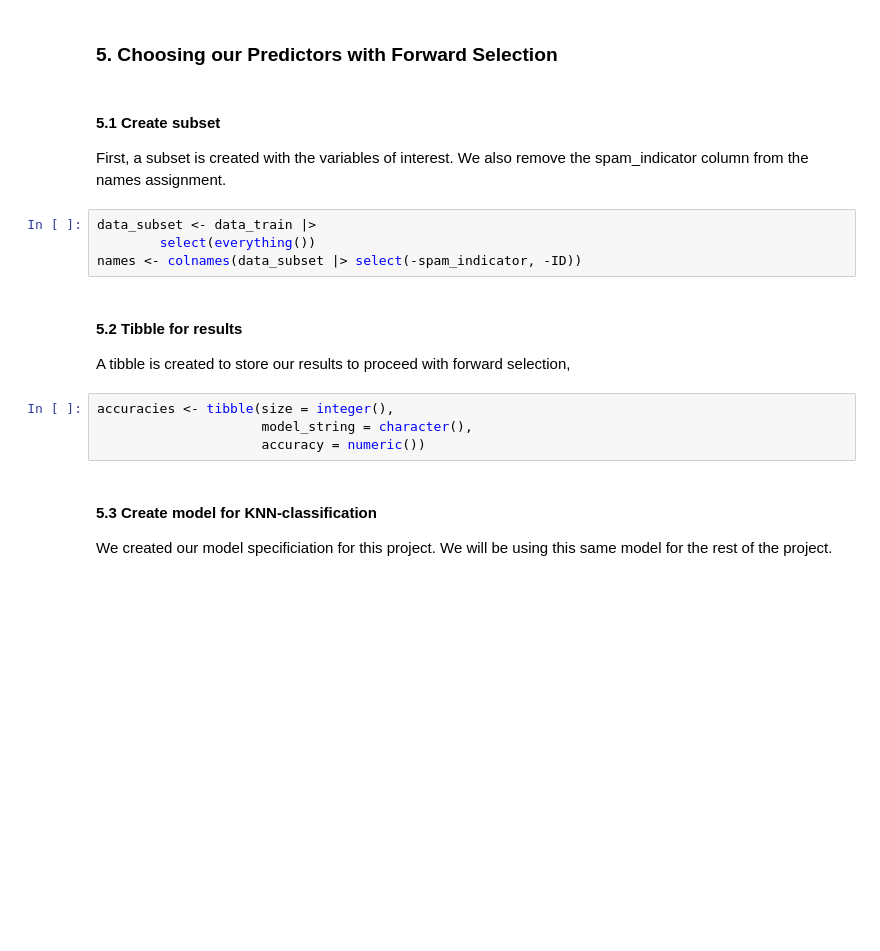
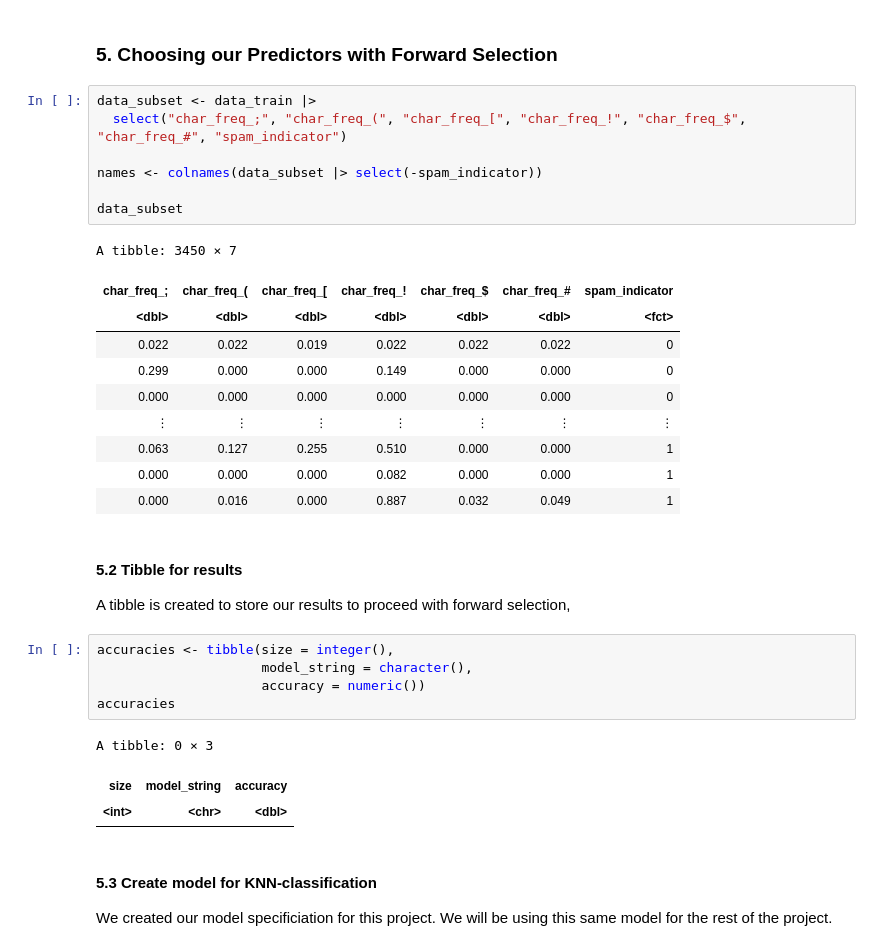
Before and after one commit to SarahHoang/dsci-100-project-group-162, a Jupyter notebook: proposal_group_162.ipynb, the cells around one changed output. Saved outputs shown, nothing was run; the diff lists cells and outputs as text; blank space fills up the shorter version.

Commit message:
Forward selection, 6 variables

```diff
--- a/proposal_group_162.ipynb
+++ b/proposal_group_162.ipynb
@@ -145,14 +163,24 @@ Using **forward selection** to determine the most accurate attributes to detect
 Our first predictor variable is ____________. This variable describes ________________. Our other predictor variable is ___________________. This variable is ________________. Our `spam_indicator` is the class label, in which it denotes whether the email is spam (1) or not-spam (0).
 # %% [markdown]
 ### 5. Choosing our Predictors with Forward Selection
-# %% [markdown]
-#### 5.1 Create subset
-
-First, a subset is created with the variables of interest. We also remove the spam_indicator column from the names assignment.
-# %%
-data_subset <- data_train |>
-        select(everything())
-names <- colnames(data_subset |> select(-spam_indicator, -ID))
+# %%
+data_subset <- data_train |>
+  select("char_freq_;", "char_freq_(", "char_freq_[", "char_freq_!", "char_freq_$", "char_freq_#", "spam_indicator")
+
+names <- colnames(data_subset |> select(-spam_indicator))
+
+data_subset
+# %% [output]
+A tibble: 3450 × 7
+| char_freq_; | char_freq_( | char_freq_[ | char_freq_! | char_freq_$ | char_freq_# | spam_indicator |
+| <dbl> | <dbl> | <dbl> | <dbl> | <dbl> | <dbl> | <fct> |
+| 0.022 | 0.022 | 0.019 | 0.022 | 0.022 | 0.022 | 0 |
+| 0.299 | 0.000 | 0.000 | 0.149 | 0.000 | 0.000 | 0 |
+| 0.000 | 0.000 | 0.000 | 0.000 | 0.000 | 0.000 | 0 |
+| ⋮ | ⋮ | ⋮ | ⋮ | ⋮ | ⋮ | ⋮ |
+| 0.063 | 0.127 | 0.255 | 0.510 | 0.000 | 0.000 | 1 |
+| 0.000 | 0.000 | 0.000 | 0.082 | 0.000 | 0.000 | 1 |
+| 0.000 | 0.016 | 0.000 | 0.887 | 0.032 | 0.049 | 1 |
 # %% [markdown]
 #### 5.2 Tibble for results
 
@@ -161,6 +189,11 @@ A tibble is created to store our results to proceed with forward selection,
 accuracies <- tibble(size = integer(),
                      model_string = character(),
                      accuracy = numeric())
+accuracies
+# %% [output]
+A tibble: 0 × 3
+| size | model_string | accuracy |
+| <int> | <chr> | <dbl> |
 # %% [markdown]
 #### 5.3 Create model for KNN-classification
 
```
Also changed, not shown: parts of 7 cells of this notebook.
